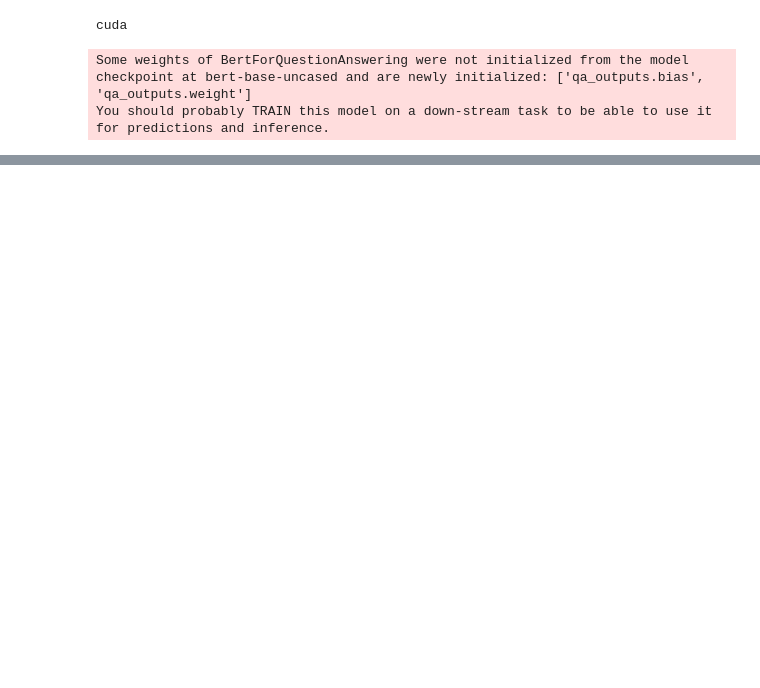
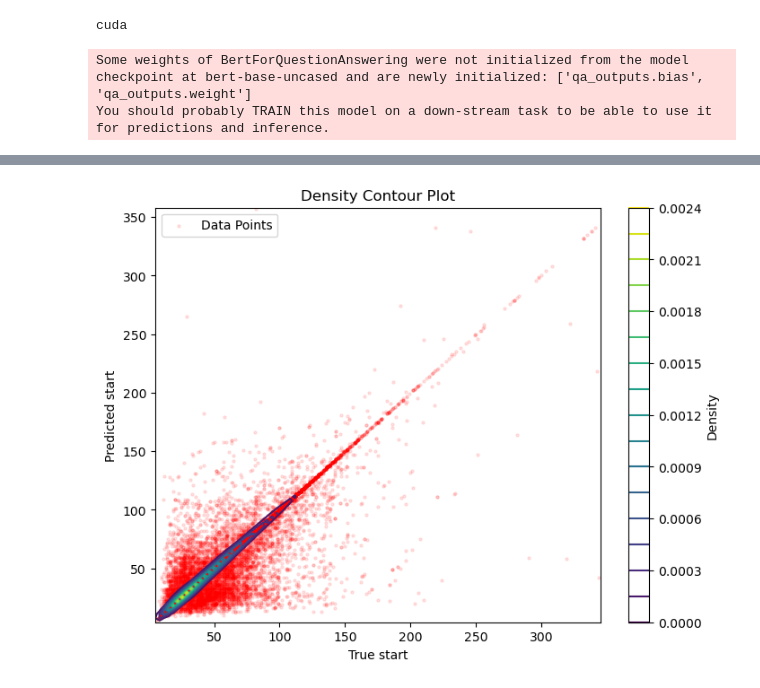
Before and after one commit to yalibert/QA_astroph, a Jupyter notebook: Fine_tuning.ipynb, the cells around one changed output, grey strips where cells are left out. Saved outputs shown, nothing was run; the diff lists cells and outputs as text; code cells hidden in the pictures; blank space fills up the shorter version.

```diff
--- a/Fine_tuning.ipynb
+++ b/Fine_tuning.ipynb
@@ -249,0 +492,35 @@ AttributeError: 'NoneType' object has no attribute 'save_pretrained'
+# %%
+import numpy as np
+import matplotlib.pyplot as plt
+from scipy.stats import gaussian_kde
+
+# Example data
+list1 = np.array(truth_start)  # Replace with your data
+list2 = np.array(pred_start)  # Replace with your data
+
+# Create a 2D KDE (kernel density estimate)
+xy = np.vstack([list1, list2])
+kde = gaussian_kde(xy)
+
+# Define grid for evaluation
+x_min, x_max = list1.min() - 1, list1.max() + 1
+y_min, y_max = list2.min() - 1, list2.max() + 1
+x_grid, y_grid = np.linspace(x_min, x_max, 100), np.linspace(y_min, y_max, 100)
+X, Y = np.meshgrid(x_grid, y_grid)
+positions = np.vstack([X.ravel(), Y.ravel()])
+
+# Evaluate KDE on grid
+Z = kde(positions).reshape(X.shape)
+
+# Create contour plot
+plt.figure(figsize=(8, 6))
+plt.contour(X, Y, Z, levels=20, cmap='viridis')  # Filled contours
+plt.colorbar(label='Density')
+plt.scatter(list1, list2, s=5, color='red', alpha=0.1, label='Data Points')
+plt.xlabel('True start')
+plt.ylabel('Predicted start')
+plt.title('Density Contour Plot')
+plt.legend()
+plt.show()
+# %% [output]
+[figure, added]
```
Also changed, not shown: parts of 38 cells of this notebook, 3 other files.
